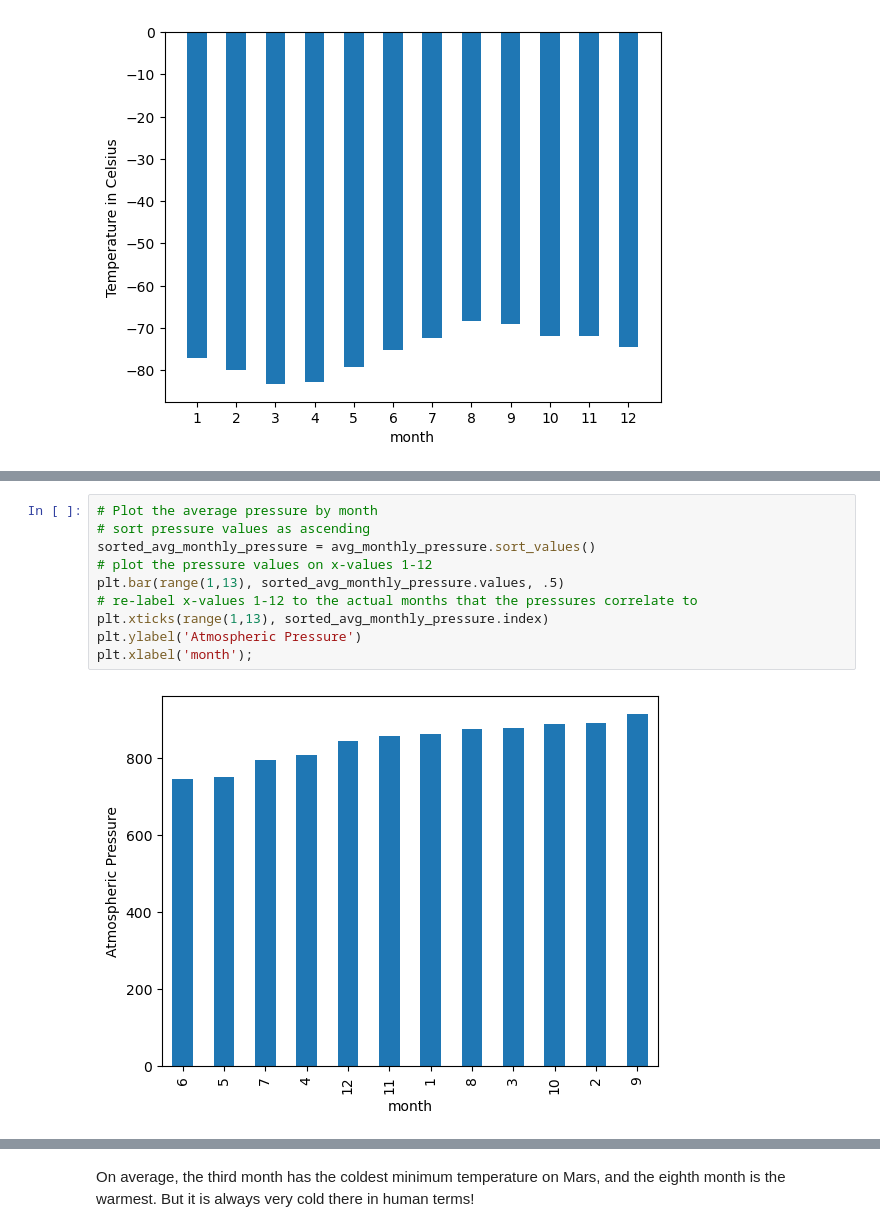
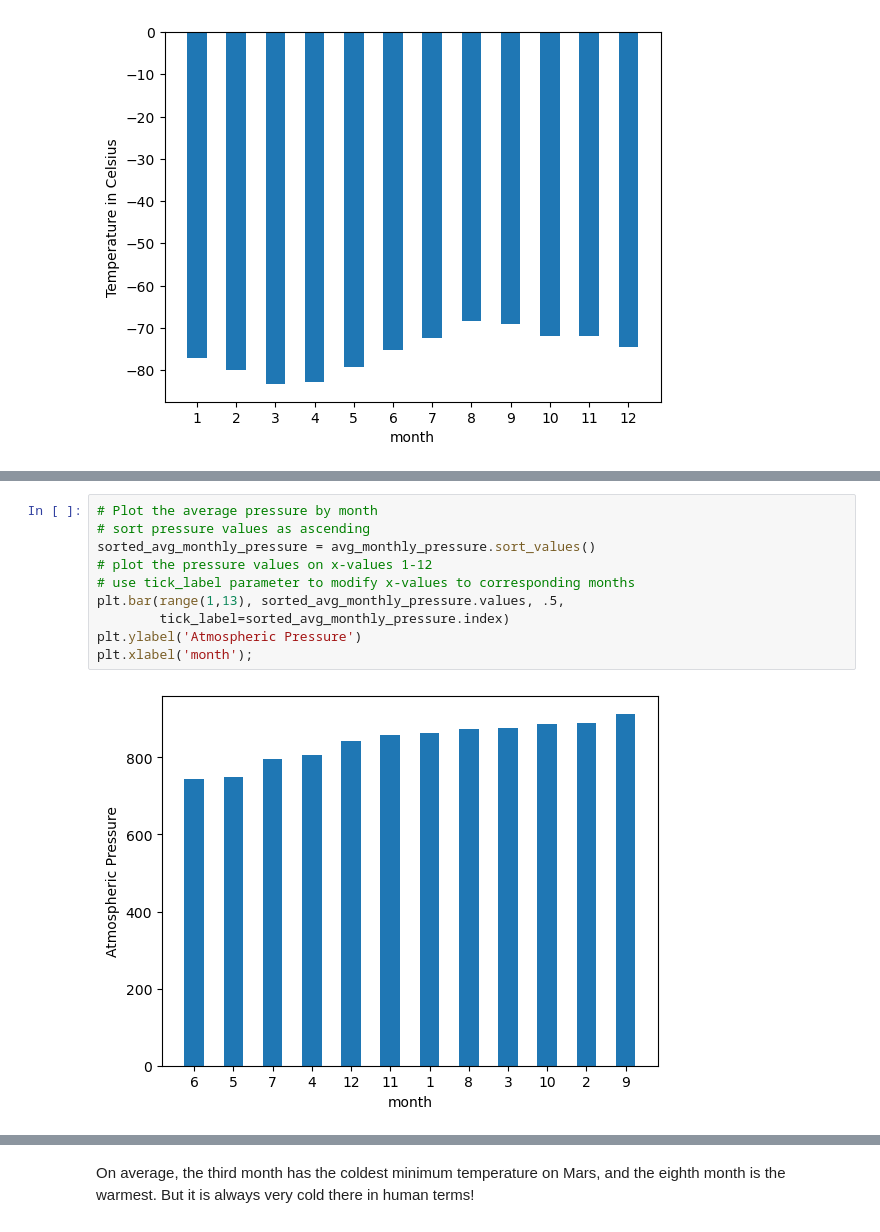
Before and after one commit to ComfyKoala/scraping-mars, a Jupyter notebook: mars/part_2_mars_weather.ipynb, the cells around one changed output, grey strips where cells are left out. Drawn from its saved outputs; the diff is of its cells as text.

Commit message:
Completed last line graph and modified previous plt.bar() calls

```diff
--- a/mars/part_2_mars_weather.ipynb
+++ b/mars/part_2_mars_weather.ipynb
@@ -208,12 +208,12 @@ Name: pressure, dtype: float64
 # %%
 # Plot the average pressure by month
 # sort pressure values as ascending
 sorted_avg_monthly_pressure = avg_monthly_pressure.sort_values()
 # plot the pressure values on x-values 1-12
-plt.bar(range(1,13), sorted_avg_monthly_pressure.values, .5)
-# re-label x-values 1-12 to the actual months that the pressures correlate to
-plt.xticks(range(1,13), sorted_avg_monthly_pressure.index)
+# use tick_label parameter to modify x-values to corresponding months
+plt.bar(range(1,13), sorted_avg_monthly_pressure.values, .5,
+        tick_label=sorted_avg_monthly_pressure.index)
 plt.ylabel('Atmospheric Pressure')
 plt.xlabel('month');
 # %% [output]
-[figure, old version]
+[figure, new version]
```
Also changed, not shown: parts of 4 cells of this notebook.
